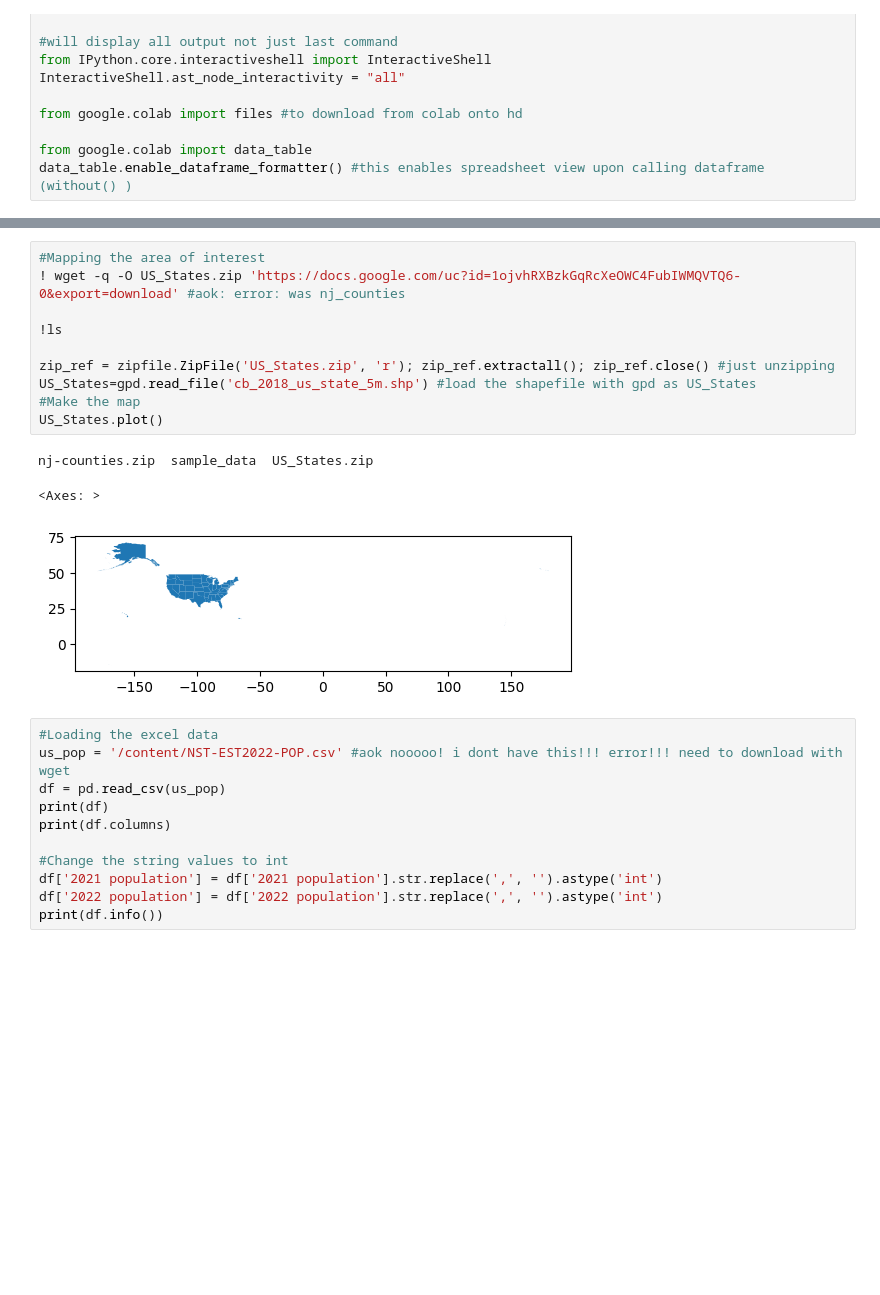
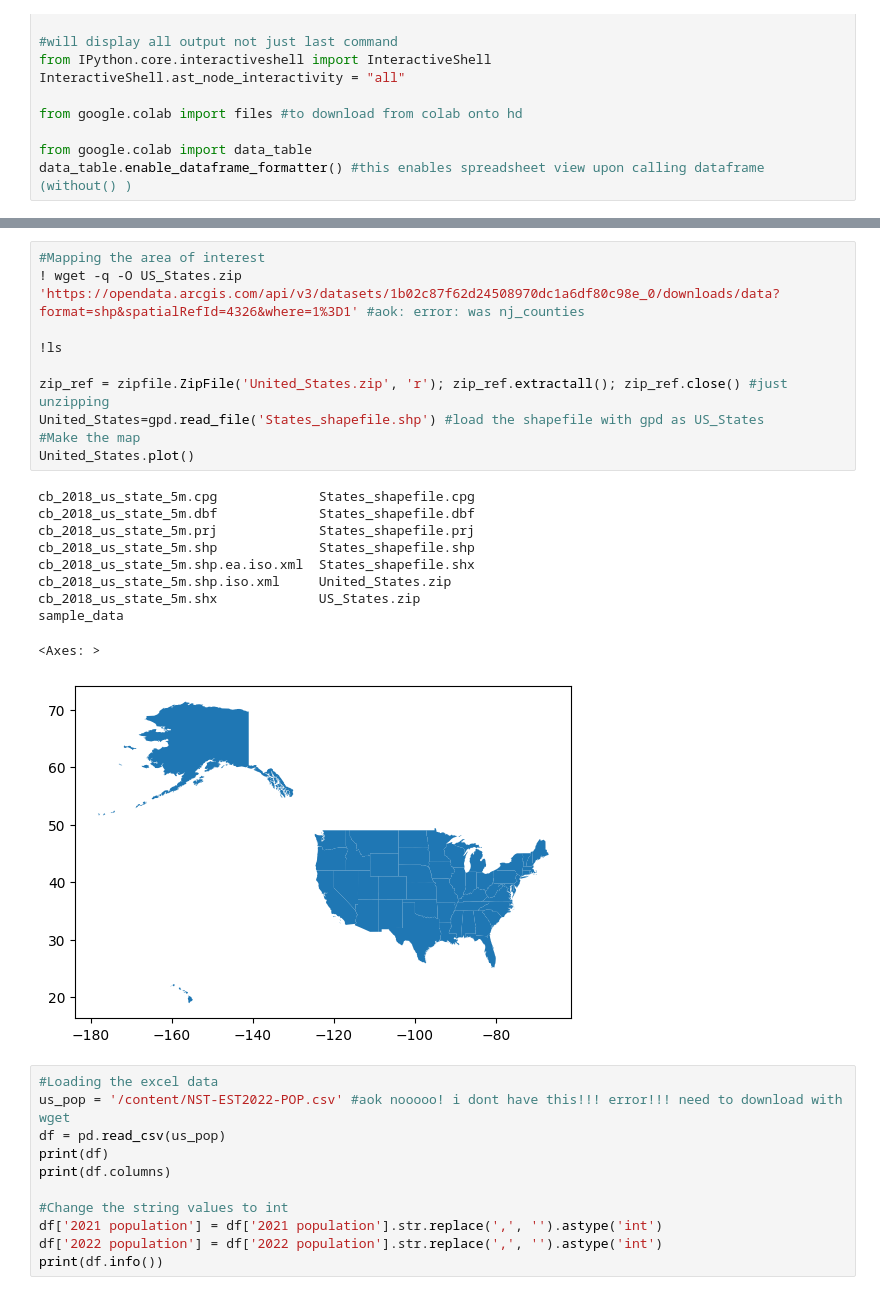
Before and after one commit to Brian13Noble/Geographical-Information-Systems-Projects, a Jupyter notebook: ps1.ipynb, the cells around one changed output, grey strips where cells are left out. Cells and saved outputs as stored; diff of their text form; blank space fills up the shorter version.

```diff
--- a/ps1.ipynb
+++ b/ps1.ipynb
@@ -38,17 +41,24 @@ Requirement already satisfied: six>=1.5 in /usr/local/lib/python3.10/dist-packag
 # %%
 #Mapping the area of interest
-! wget -q -O US_States.zip 'https://docs.google.com/uc?id=1ojvhRXBzkGqRcXeOWC4FubIWMQVTQ6-0&export=download' #aok: error: was nj_counties
+! wget -q -O US_States.zip 'https://opendata.arcgis.com/api/v3/datasets/1b02c87f62d24508970dc1a6df80c98e_0/downloads/data?format=shp&spatialRefId=4326&where=1%3D1' #aok: error: was nj_counties
 
 !ls
 
-zip_ref = zipfile.ZipFile('US_States.zip', 'r'); zip_ref.extractall(); zip_ref.close() #just unzipping
-US_States=gpd.read_file('cb_2018_us_state_5m.shp') #load the shapefile with gpd as US_States
+zip_ref = zipfile.ZipFile('United_States.zip', 'r'); zip_ref.extractall(); zip_ref.close() #just unzipping
+United_States=gpd.read_file('States_shapefile.shp') #load the shapefile with gpd as US_States
 #Make the map
-US_States.plot()
+United_States.plot()
 # %% [output]
-nj-counties.zip  sample_data  US_States.zip
+cb_2018_us_state_5m.cpg             States_shapefile.cpg
+cb_2018_us_state_5m.dbf             States_shapefile.dbf
+cb_2018_us_state_5m.prj             States_shapefile.prj
+cb_2018_us_state_5m.shp             States_shapefile.shp
+cb_2018_us_state_5m.shp.ea.iso.xml  States_shapefile.shx
+cb_2018_us_state_5m.shp.iso.xml     United_States.zip
+cb_2018_us_state_5m.shx             US_States.zip
+sample_data
 <Axes: >
-[figure, old version]
+[figure, new version]
 # %%
 #Loading the excel data
 us_pop = '/content/NST-EST2022-POP.csv' #aok nooooo! i dont have this!!! error!!! need to download with wget
```
Also changed, not shown: parts of 1 cell of this notebook.
